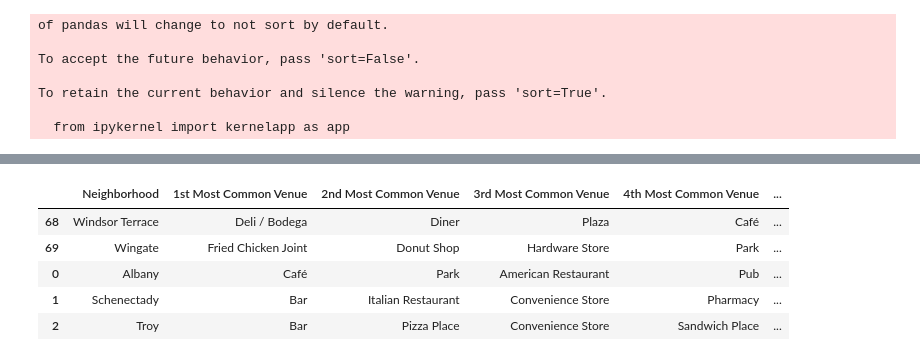
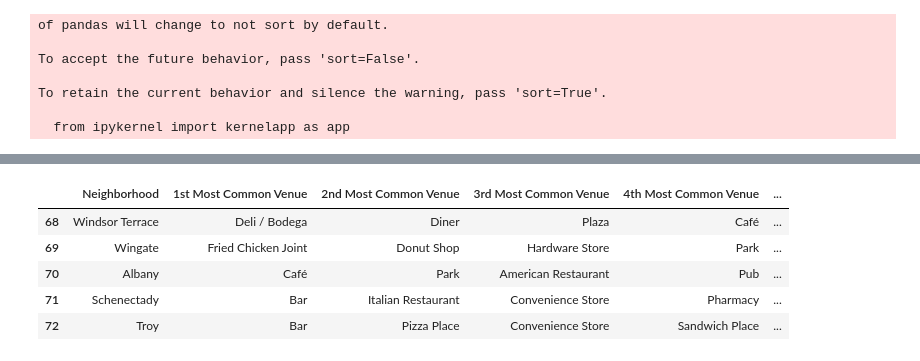
Before and after one commit to stryder518/Data_Science_Capstone, a Jupyter notebook: Data Science Capstone.ipynb, the cells around one changed output, grey strips where cells are left out. Saved outputs shown, nothing was run; the diff lists cells and outputs as text; code cells hidden in the pictures.

```diff
--- a/Data Science Capstone.ipynb
+++ b/Data Science Capstone.ipynb
@@ -423,0 +415,3 @@ ny_grouped.head(5)
+# %%
+ny_grouped.reset_index(drop=True, inplace = True)
+ny_grouped.tail(5)
@@ -429,30 +430,30 @@ def return_most_common_venues(row, num_top_venues):
 
     return row_categories_sorted.index.values[0:num_top_venues]
 # %%
-num_top_venues = 15 #up the top venues?
+num_top_venues = 10 #up the top venues?
 
 indicators = ['st', 'nd', 'rd']
 
 # create columns according to number of top venues
 columns = ['Neighborhood']
 for ind in np.arange(num_top_venues):
     try:
         columns.append('{}{} Most Common Venue'.format(ind+1, indicators[ind]))
     except:
         columns.append('{}th Most Common Venue'.format(ind+1))
 
 # create a new dataframe
 neighborhoods_venues_sorted = pd.DataFrame(columns=columns)
 neighborhoods_venues_sorted['Neighborhood'] = ny_grouped['Neighborhood']
 
 for ind in np.arange(ny_grouped.shape[0]):
     neighborhoods_venues_sorted.iloc[ind, 1:] = return_most_common_venues(ny_grouped.iloc[ind, :], num_top_venues)
 
 neighborhoods_venues_sorted.tail(5)
 # %% [output]
 |  | Neighborhood | 1st Most Common Venue | 2nd Most Common Venue | 3rd Most Common Venue | 4th Most Common Venue | ... |
 | 68 | Windsor Terrace | Deli / Bodega | Diner | Plaza | Café | ... |
 | 69 | Wingate | Fried Chicken Joint | Donut Shop | Hardware Store | Park | ... |
-| 0 | Albany | Café | Park | American Restaurant | Pub | ... |
-| 1 | Schenectady | Bar | Italian Restaurant | Convenience Store | Pharmacy | ... |
-| 2 | Troy | Bar | Pizza Place | Convenience Store | Sandwich Place | ... |
+| 70 | Albany | Café | Park | American Restaurant | Pub | ... |
+| 71 | Schenectady | Bar | Italian Restaurant | Convenience Store | Pharmacy | ... |
+| 72 | Troy | Bar | Pizza Place | Convenience Store | Sandwich Place | ... |
```
Also changed, not shown: parts of 12 cells of this notebook.
